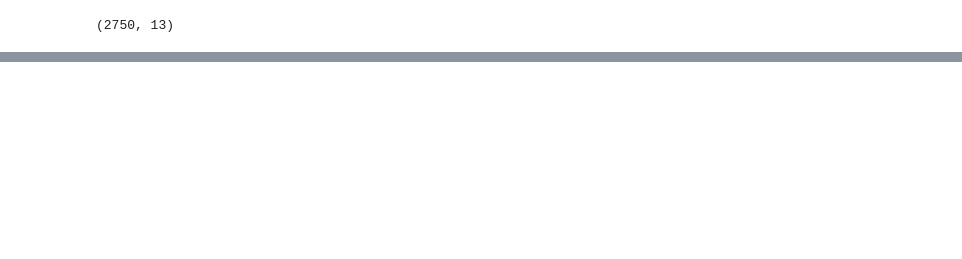
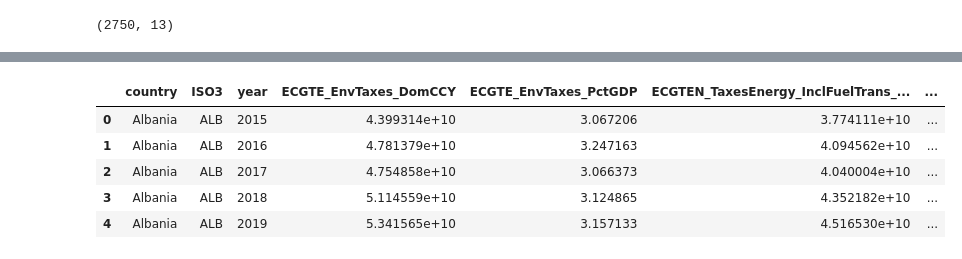
Before and after one commit to Obsywon/datawarehouse, a Jupyter notebook: transform_co2.ipynb, the cells around one changed output, grey strips where cells are left out. Drawn from its saved outputs; the diff is of its cells as text; code cells hidden in the pictures; blank space fills up the shorter version.

```diff
--- a/transform_co2.ipynb
+++ b/transform_co2.ipynb
@@ -329,19 +329,19 @@ taxE.head(5)
 # %%
 # Renommer les colonnes
 taxE.columns = [
-    'Pays',
+    'country',
     'ISO3',
-    'Année',
-    'ECGTE_TaxeEnv_DeviseNat',
-    'ECGTE_TaxeEnv_PctPIB',
-    'ECGTEN_TaxeEnergie_CarbIncl_DeviseNat',
-    'ECGTEN_TaxeEnergie_CarbIncl_PctPIB',
-    'ECGTEP_TaxePollution_DeviseNat',
-    'ECGTEP_TaxePollution_PctPIB',
-    'ECGTER_TaxeRess_DeviseNat',
-    'ECGTER_TaxeRess_PctPIB',
-    'ECGTET_TaxeTransp_CarbExcl_DeviseNat',
-    'ECGTET_TaxeTransp_CarbExcl_PctPIB'
+    'year',
+    'ECGTE_EnvTaxes_DomCCY',
+    'ECGTE_EnvTaxes_PctGDP',
+    'ECGTEN_TaxesEnergy_InclFuelTrans_DomCCY',
+    'ECGTEN_TaxesEnergy_InclFuelTrans_PctGDP',
+    'ECGTEP_TaxesPollution_DomCCY',
+    'ECGTEP_TaxesPollution_PctGDP',
+    'ECGTER_TaxesResources_DomCCY',
+    'ECGTER_TaxesResources_PctGDP',
+    'ECGTET_TaxesTrans_ExclFuelTrans_DomCCY',
+    'ECGTET_TaxesTrans_ExclFuelTrans_PctGDP'
 ]
 # Afficher les nouvelles colonnes
 print(taxE.columns)
@@ -458 +502,17 @@ Le DataFrame est vide : False
+# %%
+# (Titres anglais) Supprimer les lignes avec NaN ou 0 dans les 10 colonnes spécifiées
+taxE = taxE.drop(taxE[(taxE['ECGTE_EnvTaxes_DomCCY'].isna() | (taxE['ECGTE_EnvTaxes_DomCCY'] == 0)) & (taxE['ECGTE_EnvTaxes_PctGDP'].isna() | (taxE['ECGTE_EnvTaxes_PctGDP'] == 0)) & (taxE['ECGTEN_TaxesEnergy_InclFuelTrans_DomCCY'].isna() | (taxE['ECGTEN_TaxesEnergy_InclFuelTrans_DomCCY'] == 0)) & (taxE['ECGTEN_TaxesEnergy_InclFuelTrans_PctGDP'].isna() | (taxE['ECGTEN_TaxesEnergy_InclFuelTrans_PctGDP'] == 0)) & (taxE['ECGTEP_TaxesPollution_DomCCY'].isna() | (taxE['ECGTEP_TaxesPollution_DomCCY'] == 0)) & (taxE['ECGTEP_TaxesPollution_PctGDP'].isna() | (taxE['ECGTEP_TaxesPollution_PctGDP'] == 0)) & (taxE['ECGTER_TaxesResources_DomCCY'].isna() | (taxE['ECGTER_TaxesResources_DomCCY'] == 0)) & (taxE['ECGTER_TaxesResources_PctGDP'].isna() | (taxE['ECGTER_TaxesResources_PctGDP'] == 0)) & (taxE['ECGTET_TaxesTrans_ExclFuelTrans_DomCCY'].isna() | (taxE['ECGTET_TaxesTrans_ExclFuelTrans_DomCCY'] == 0)) & (taxE['ECGTET_TaxesTrans_ExclFuelTrans_PctGDP'].isna() | (taxE['ECGTET_TaxesTrans_ExclFuelTrans_PctGDP'] == 0))].index)
+
+# Réinitialiser les index après la suppression des lignes
+taxE = taxE.reset_index(drop=True)
+
+# Afficher le dataframe après suppression
+taxE.head(5)
+# %% [output]
+|  | country | ISO3 | year | ECGTE_EnvTaxes_DomCCY | ECGTE_EnvTaxes_PctGDP | ECGTEN_TaxesEnergy_InclFuelTrans_... | ... |
+| 0 | Albania | ALB | 2015 | 4.399314e+10 | 3.067206 | 3.774111e+10 | ... |
+| 1 | Albania | ALB | 2016 | 4.781379e+10 | 3.247163 | 4.094562e+10 | ... |
+| 2 | Albania | ALB | 2017 | 4.754858e+10 | 3.066373 | 4.040004e+10 | ... |
+| 3 | Albania | ALB | 2018 | 5.114559e+10 | 3.124865 | 4.352182e+10 | ... |
+| 4 | Albania | ALB | 2019 | 5.341565e+10 | 3.157133 | 4.516530e+10 | ... |
 # %%
```
Also changed, not shown: parts of 12 cells of this notebook, 2 other files.
